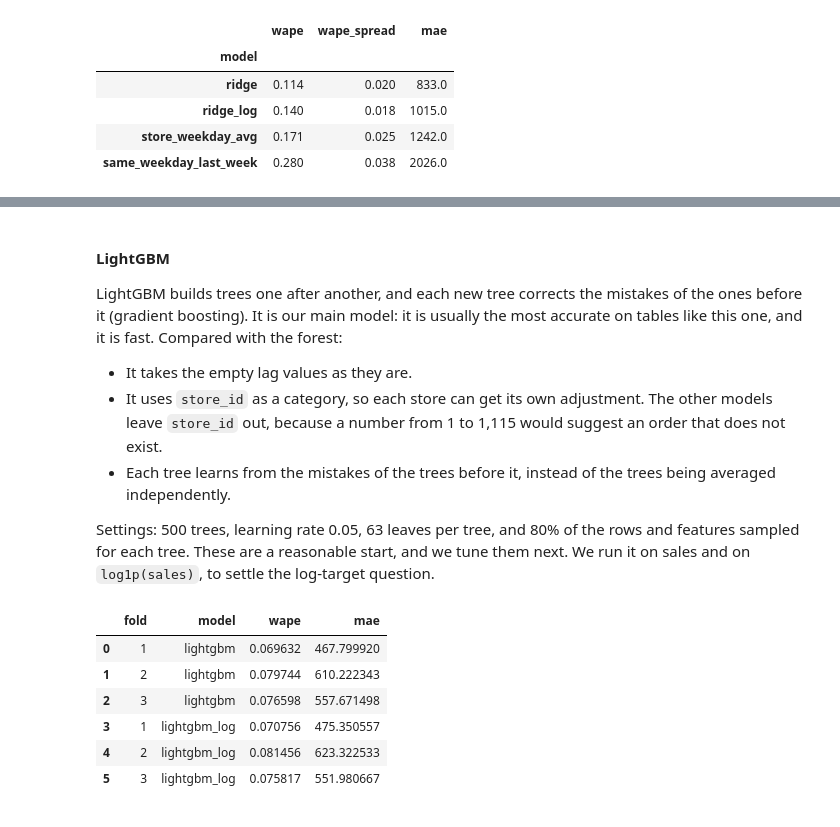
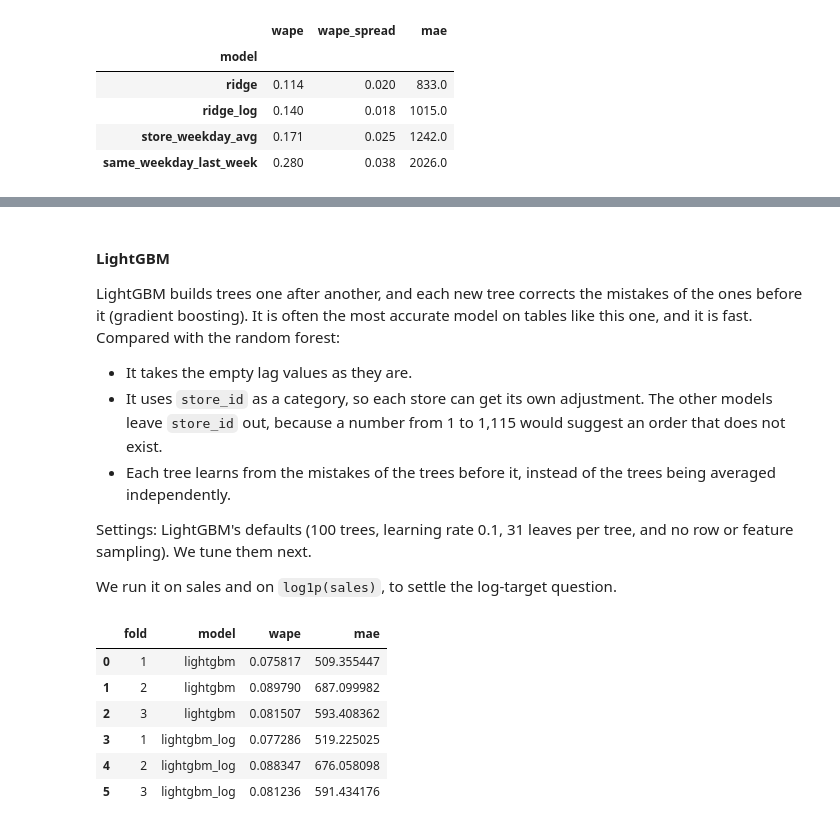
Before and after one commit to rimvelvet31/rossmann-retail-demand-forecasting, a Jupyter notebook: notebooks/notebook.ipynb, the cells around one changed output, grey strips where cells are left out. Saved outputs shown, nothing was run; the diff lists cells and outputs as text; code cells hidden in the pictures.

```diff
--- a/notebooks/notebook.ipynb
+++ b/notebooks/notebook.ipynb
@@ -2441,14 +2443,16 @@ def backtest(df, folds, name, make_model, features, target, date_col, log_target
     Returns one row per fold with `fold`, `model`, `wape`, and `mae`.
     """
     rows = []
-    for fold in folds.itertuples():
+    for fold in tqdm(folds.itertuples(), total=len(folds), desc=name):
         train, valid = split_by_date(df, date_col, fold.valid_start, fold.valid_end)
         y_train = np.log1p(train[target]) if log_target else train[target]
         model = make_model().fit(train[features], y_train)
         predicted = pd.Series(model.predict(valid[features]), index=valid.index)
         predicted = (np.expm1(predicted) if log_target else predicted).clip(lower=0)
+        del model  # free this fold's model before the next fit
         rows.append({"fold": fold.fold, "model": name, **score(valid[target], predicted)})
     return pd.DataFrame(rows)
+
 
 
 def summarize_scores(scores):
@@ -2566,34 +2588,35 @@ summarize_scores(pd.concat([baseline_scores, ridge_scores, rf_scores], ignore_in
 # %% [markdown]
 #### LightGBM
 
-LightGBM builds trees one after another, and each new tree corrects the mistakes of the ones before it (gradient boosting). It is our main model: it is usually the most accurate on tables like this one, and it is fast. Compared with the forest:
+LightGBM builds trees one after another, and each new tree corrects the mistakes of the ones before it (gradient boosting). It is often the most accurate model on tables like this one, and it is fast. Compared with the random forest:
 
 - It takes the empty lag values as they are.
 - It uses `store_id` as a category, so each store can get its own adjustment. The other models leave `store_id` out, because a number from 1 to 1,115 would suggest an order that does not exist.
 - Each tree learns from the mistakes of the trees before it, instead of the trees being averaged independently.
 
-Settings: 500 trees, learning rate 0.05, 63 leaves per tree, and 80% of the rows and features sampled for each tree. These are a reasonable start, and we tune them next. We run it on sales and on `log1p(sales)`, to settle the log-target question.
+Settings: LightGBM's defaults (100 trees, learning rate 0.1, 31 leaves per tree, and no row or feature sampling). We tune them next.
+
+We run it on sales and on `log1p(sales)`, to settle the log-target question.
 # %%
 # store_id becomes a category with a fixed list of the 1,115 stores, so every fold sees the same categories
 lgbm_df = model_df.assign(store_id=pd.Categorical(model_df["store_id"]))
-lgbm_params = {"n_estimators": 500, "learning_rate": 0.05, "num_leaves": 63, "subsample": 0.8, "subsample_freq": 1, "colsample_bytree": 0.8}
 
 def lgbm_model():
-    return LGBMRegressor(**lgbm_params, random_state=RANDOM_SEED, n_jobs=-1, verbose=-1)
+    return LGBMRegressor(random_state=RANDOM_SEED, n_jobs=-1, verbose=-1)
 
 lgbm_scores = pd.concat([
     backtest(lgbm_df, folds, "lightgbm", lgbm_model, FEATURES, "sales", "date"),
     backtest(lgbm_df, folds, "lightgbm_log", lgbm_model, FEATURES, "sales", "date", log_target=True),
 ], ignore_index=True)
 lgbm_scores
 # %% [output]
 |  | fold | model | wape | mae |
-| 0 | 1 | lightgbm | 0.069632 | 467.799920 |
-| 1 | 2 | lightgbm | 0.079744 | 610.222343 |
-| 2 | 3 | lightgbm | 0.076598 | 557.671498 |
-| 3 | 1 | lightgbm_log | 0.070756 | 475.350557 |
-| 4 | 2 | lightgbm_log | 0.081456 | 623.322533 |
-| 5 | 3 | lightgbm_log | 0.075817 | 551.980667 |
+| 0 | 1 | lightgbm | 0.075817 | 509.355447 |
+| 1 | 2 | lightgbm | 0.089790 | 687.099982 |
+| 2 | 3 | lightgbm | 0.081507 | 593.408362 |
+| 3 | 1 | lightgbm_log | 0.077286 | 519.225025 |
+| 4 | 2 | lightgbm_log | 0.088347 | 676.058098 |
+| 5 | 3 | lightgbm_log | 0.081236 | 591.434176 |
 # %%
 summarize_scores(pd.concat([baseline_scores, ridge_scores, rf_scores, lgbm_scores], ignore_index=True))
 # %% [output]
```
Also changed, not shown: parts of 10 cells of this notebook, 2 other files.
